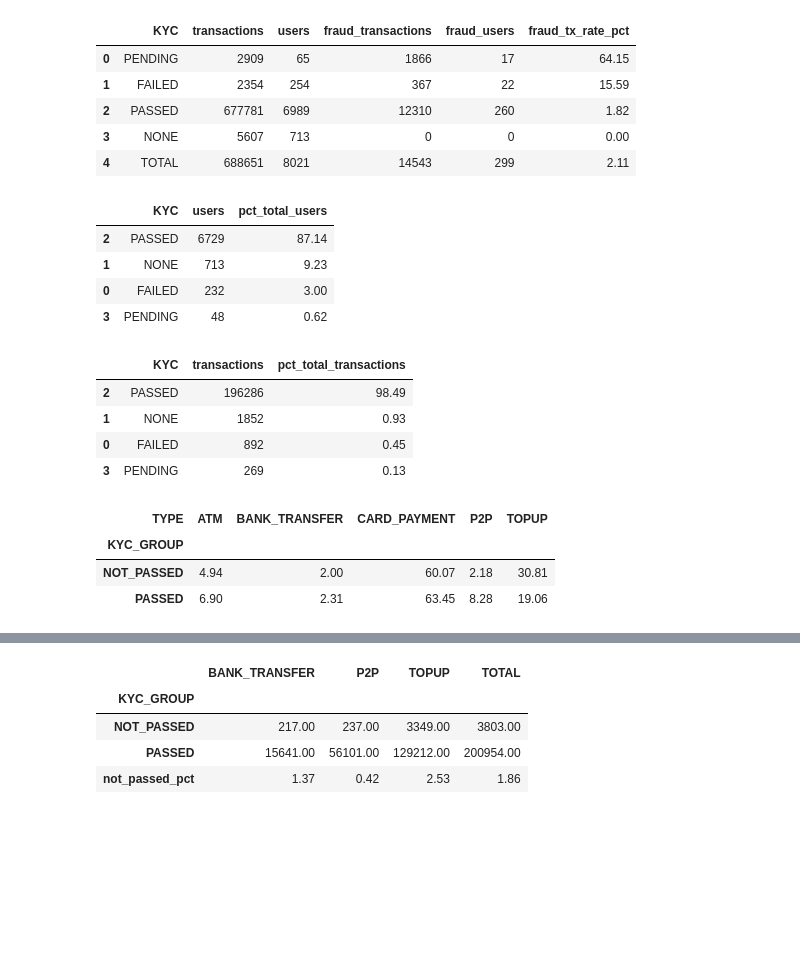
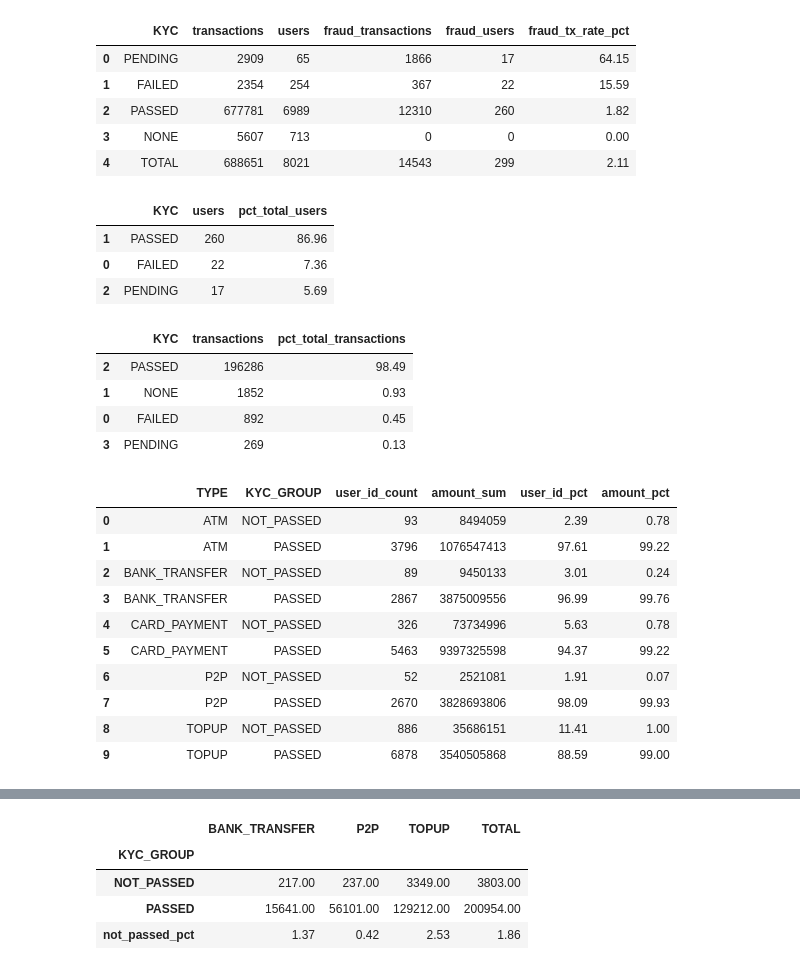
Before and after one commit to raftrp26/ai-agents-playground, a Jupyter notebook: notebooks/Fraud Prevention Case/fraud_analysis.ipynb, the cells around one changed output, grey strips where cells are left out. Drawn from its saved outputs; the diff is of its cells as text; code cells hidden in the pictures; blank space fills up the shorter version.

```diff
--- a/notebooks/Fraud Prevention Case/fraud_analysis.ipynb
+++ b/notebooks/Fraud Prevention Case/fraud_analysis.ipynb
@@ -719,7 +835,9 @@ type_to_remove = [
                   #, "TOPUP"
                   #, "BANK_TRANSFER"
                   ]
-fraud_to_remove = [True]
+fraud_to_remove = [
+                    False
+                ]
 
 df_filtered = df[
     (~df["TYPE"].isin(type_to_remove))
@@ -740,10 +858,9 @@ kyc_users = kyc_users.sort_values("users", ascending=False)
 kyc_users
 # %% [output]
 |  | KYC | users | pct_total_users |
-| 2 | PASSED | 6729 | 87.14 |
-| 1 | NONE | 713 | 9.23 |
-| 0 | FAILED | 232 | 3.00 |
-| 3 | PENDING | 48 | 0.62 |
+| 1 | PASSED | 260 | 86.96 |
+| 0 | FAILED | 22 | 7.36 |
+| 2 | PENDING | 17 | 5.69 |
 # %%
 ## Break down KYC by transaction
 
@@ -783,15 +900,33 @@ kyc_transactions
 # %%
 df["KYC_GROUP"] = np.where(df["KYC"] == "PASSED", "PASSED", "NOT_PASSED")
 
-kyc_type_connection_pct = pd.crosstab(
-    df["KYC_GROUP"],
-    df["TYPE"],
-    normalize="index"
-).mul(100).round(2)
+kyc_type_summary = df.groupby(["TYPE", "KYC_GROUP"]).agg(
+    user_id_count=("USER_ID", "nunique"),
+    amount_sum=("AMOUNT", "sum")
+).reset_index()
 
-kyc_type_connection_pct
+# % of total users within each TYPE
+kyc_type_summary["user_id_pct"] = (
+    kyc_type_summary["user_id_count"] /
+    kyc_type_summary.groupby("TYPE")["user_id_count"].transform("sum") * 100
+).round(2)
+
+# % of total amount within each TYPE
+kyc_type_summary["amount_pct"] = (
+    kyc_type_summary["amount_sum"] /
+    kyc_type_summary.groupby("TYPE")["amount_sum"].transform("sum") * 100
+).round(2)
+
+kyc_type_summary
 # %% [output]
-| TYPE | ATM | BANK_TRANSFER | CARD_PAYMENT | P2P | TOPUP |
-| KYC_GROUP |  |  |  |  |  |
-| NOT_PASSED | 4.94 | 2.00 | 60.07 | 2.18 | 30.81 |
-| PASSED | 6.90 | 2.31 | 63.45 | 8.28 | 19.06 |
+|  | TYPE | KYC_GROUP | user_id_count | amount_sum | user_id_pct | amount_pct |
+| 0 | ATM | NOT_PASSED | 93 | 8494059 | 2.39 | 0.78 |
+| 1 | ATM | PASSED | 3796 | 1076547413 | 97.61 | 99.22 |
+| 2 | BANK_TRANSFER | NOT_PASSED | 89 | 9450133 | 3.01 | 0.24 |
+| 3 | BANK_TRANSFER | PASSED | 2867 | 3875009556 | 96.99 | 99.76 |
+| 4 | CARD_PAYMENT | NOT_PASSED | 326 | 73734996 | 5.63 | 0.78 |
+| 5 | CARD_PAYMENT | PASSED | 5463 | 9397325598 | 94.37 | 99.22 |
+| 6 | P2P | NOT_PASSED | 52 | 2521081 | 1.91 | 0.07 |
+| 7 | P2P | PASSED | 2670 | 3828693806 | 98.09 | 99.93 |
+| 8 | TOPUP | NOT_PASSED | 886 | 35686151 | 11.41 | 1.00 |
+| 9 | TOPUP | PASSED | 6878 | 3540505868 | 88.59 | 99.00 |
```
Also changed, not shown: parts of 26 cells of this notebook.
